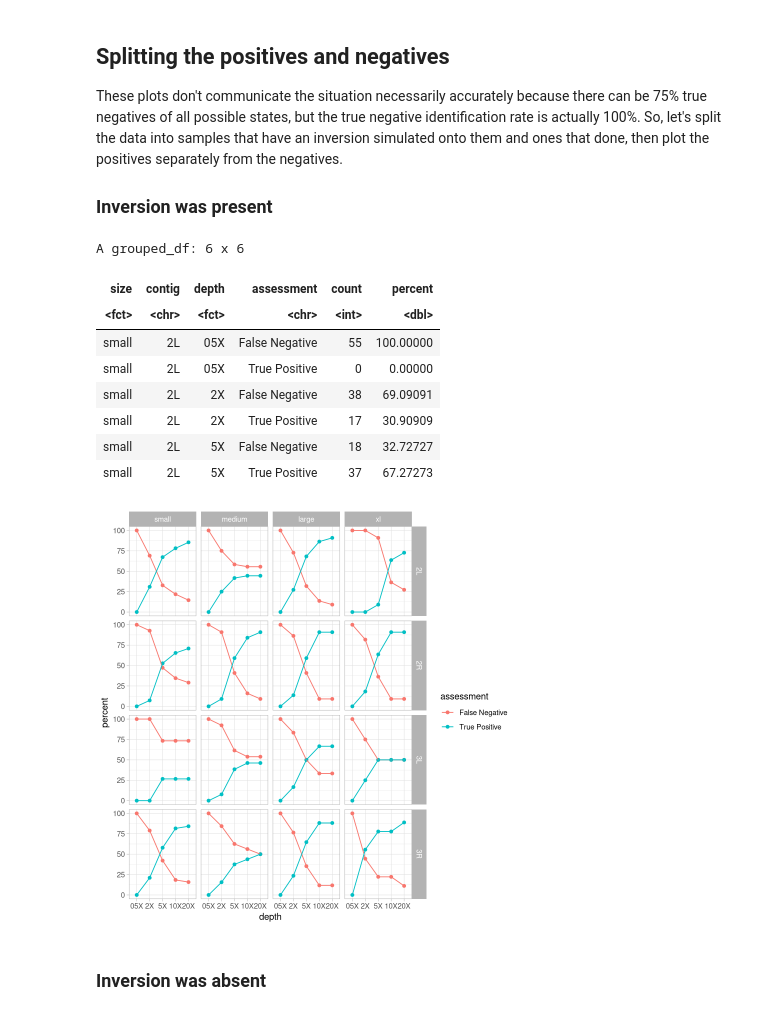
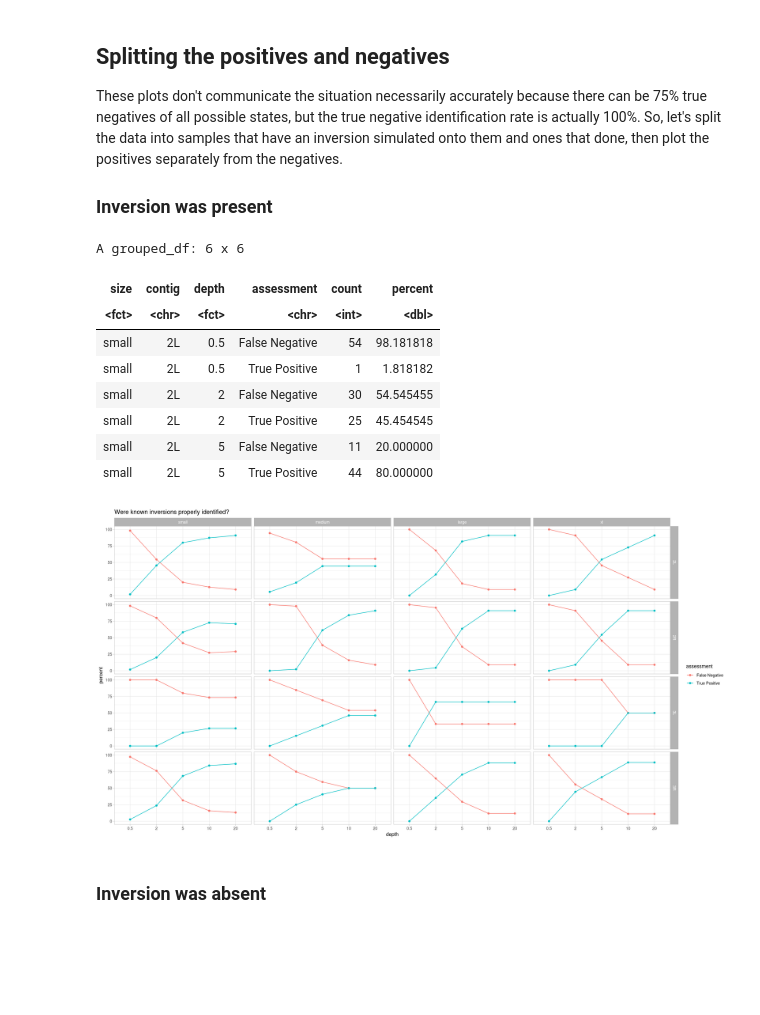
Before and after one commit to pdimens/haplotagging_simulations, a Jupyter notebook: assess_called_inversions.ipynb, the cells around one changed output. Cells and saved outputs as stored; diff of their text form; code cells hidden in the pictures; blank space fills up the shorter version.

Commit message:
update for new data

```diff
--- a/assess_called_inversions.ipynb
+++ b/assess_called_inversions.ipynb
@@ -8,6 +9,6 @@ library(ggplot2)
 # %%
 read_truth_data <- function(size_treatment){
-    truthfile <- paste0("simulated_data/inversions/", size_treatment, "/inv.", size_treatment,".vcf")
+    truthfile <- paste0("simulated_variants/inversions_genomes/", size_treatment, "/inv.", size_treatment,".vcf")
 
     true_inversions <- read.table(truthfile, header = F)[,c(1,2,8)]
     true_inversions$V8 <- as.numeric(unlist(lapply(true_inversions$V8, function(X){gsub(".+END=", "", X)})))
@@ -27,12 +28,13 @@ read_called_data <- function(size_treatment){
         position_start = numeric(),
         position_end = numeric()
     )
-    for(depth in c("05X", "2X", "5X", "10X", "20X")){
-        samplesfile <- paste("simulated_data/called_sv/leviathan", size_treatment, depth , "by_sample/inversions.bedpe", sep = "/")
-        poolfile <- paste("simulated_data/called_sv/leviathan", size_treatment, depth, "by_pop/inversions.bedpe", sep = "/")
+    for(depth in c(0.5, 2, 5, 10, 20)){
+        .depth <- paste("depth", depth, sep = "_")
+        samplesfile <- paste("simulated_data/called_sv/leviathan", size_treatment, .depth, "by_sample90/inversions.bedpe", sep = "/")
+        poolfile <- paste("simulated_data/called_sv/leviathan", size_treatment, .depth, "by_pop90/inversions.bedpe", sep = "/")
 
         sample_inversions <- read.table(
-            paste("simulated_data/called_sv/leviathan", size_treatment, depth, "by_sample/inversions.bedpe", sep = "/"),
+            samplesfile,
             header = T
         )[,1:4]
         if( nrow(sample_inversions) > 0){
@@ -41,7 +43,7 @@ read_called_data <- function(size_treatment){
             sample_inversions$sample <- gsub(pattern = "\\..*X", "", sample_inversions$sample)
         } else {
             sample_inversions$size <- character()
-            sample_inversions$depth <- character()
+            sample_inversions$depth <- double()
         }
 
         pooled_inversions <- read.table(poolfile, header = T)
@@ -67,6 +69,6 @@ The assessment process is a little tricky, so let's start by having one datafram
 ### Known inversions
 # %%
 truthset <- Reduce(rbind, Map(read_truth_data, c("small","medium","large","xl")))
-head(truthset)
-tail(truthset)
+truthset <- data.frame(truthset)
+head(truthset, 20)
 # %% [output]
@@ -93,6 +96,6 @@ A grouped_df: 6 x 5
 These are the inversions that `LEVIATHAN` called.
 # %%
 calledset <- Reduce(rbind, Map(read_called_data, c("small","medium","large","xl")))
-head(calledset)
-tail(calledset)
+calledset <- data.frame(calledset)
+head(calledset, 20)
 # %% [output]
@@ -226,7 +282,7 @@ is_called <- function(query_row, called_sv, depth_treatment, fuzzy_distance){
     return(out_rows)
 }
 # %%
-depths <- c("05X", "2X", "5X", "10X", "20X")
+depths <- c(0.5, 2.0, 5.0, 10.0, 20.0)
 assessment <- data.frame(
     sample = character(),
     size = character(),
@@ -344,26 +400,27 @@ These plots don't communicate the situation necessarily accurately because there
 # %%
 assessment_positive_contig <- filter(assessment, present, assessment %in% c("True Positive", "False Negative")) %>% group_by(size, contig, depth, assessment) %>%
     summarize_at("count", ~ sum(.x)) %>%
     group_by(size, contig, depth) %>%
     mutate(percent = count/sum(count) * 100)
 head(assessment_positive_contig)
 
 ggplot(assessment_positive_contig, aes(x = depth, y = percent, color = assessment, group = assessment)) +
     geom_point() +
     geom_line() +
     theme_light() +
+    labs(title = "Were known inversions properly identified?") +
     facet_grid(rows = vars(contig), cols = vars(size))
 # %% [output]
 A grouped_df: 6 x 6
 | size | contig | depth | assessment | count | percent |
 | <fct> | <chr> | <fct> | <chr> | <int> | <dbl> |
-| small | 2L | 05X | False Negative | 55 | 100.00000 |
-| small | 2L | 05X | True Positive | 0 | 0.00000 |
-| small | 2L | 2X | False Negative | 38 | 69.09091 |
-| small | 2L | 2X | True Positive | 17 | 30.90909 |
-| small | 2L | 5X | False Negative | 18 | 32.72727 |
-| small | 2L | 5X | True Positive | 37 | 67.27273 |
+| small | 2L | 0.5 | False Negative | 54 | 98.181818 |
+| small | 2L | 0.5 | True Positive | 1 | 1.818182 |
+| small | 2L | 2 | False Negative | 30 | 54.545455 |
+| small | 2L | 2 | True Positive | 25 | 45.454545 |
+| small | 2L | 5 | False Negative | 11 | 20.000000 |
+| small | 2L | 5 | True Positive | 44 | 80.000000 |
-[figure, old version]
+[figure, new version]
 # %% [markdown]
 ### Inversion was absent
 # %%
```
Also changed, not shown: parts of 21 cells of this notebook.
